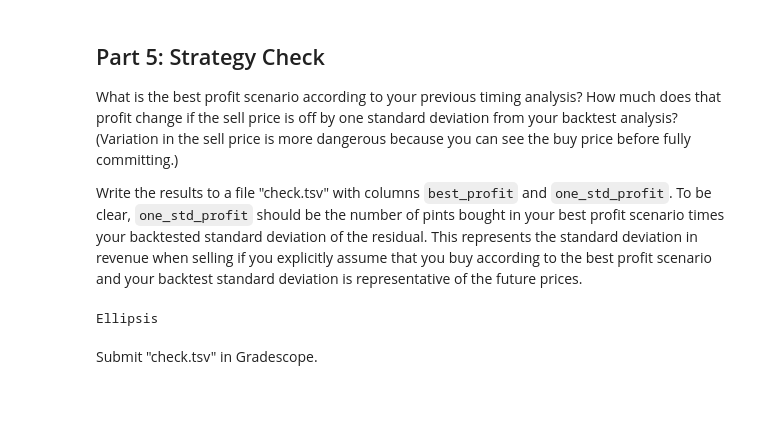
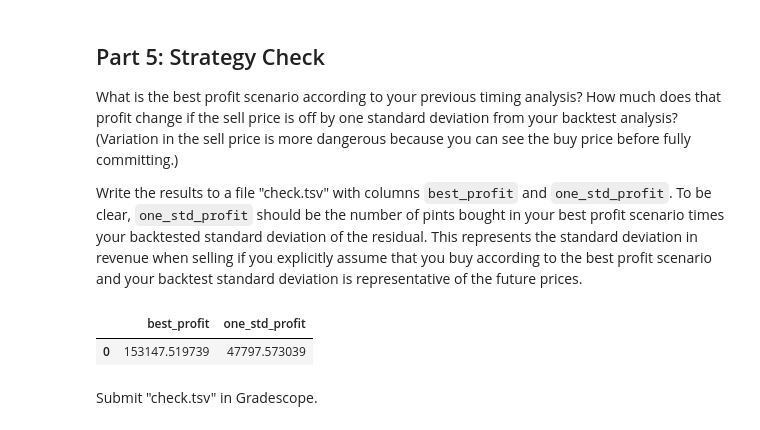
Before and after one commit to aidandig/dx704-project-02, a Jupyter notebook: dx704-project-02.ipynb, the cells around one changed output. Cells and saved outputs as stored; diff of their text form; code cells hidden in the pictures; blank space fills up the shorter version.

Commit message:
strategy check - max profit and std

```diff
--- a/dx704-project-02.ipynb
+++ b/dx704-project-02.ipynb
@@ -474,9 +474,16 @@ How much does that profit change if the sell price is off by one standard deviat
 Write the results to a file "check.tsv" with columns `best_profit` and `one_std_profit`.
 To be clear, `one_std_profit` should be the number of pints bought in your best profit scenario times your backtested standard deviation of the residual.
 This represents the standard deviation in revenue when selling if you explicitly assume that you buy according to the best profit scenario and your backtest standard deviation is representative of the future prices.
-# %%
-# YOUR CHANGES HERE
-
-...
-# %% [output]
-Ellipsis
+# %%
+best_profit = maximum_expected_profit['expected_profit'][0]
+std = errors['std'][0]
+
+check = pd.DataFrame([{
+    'best_profit': best_profit,
+    'one_std_profit': best_profit * std
+}])
+
+check
+# %% [output]
+|  | best_profit | one_std_profit |
+| 0 | 153147.519739 | 47797.573039 |
```
Also changed, not shown: parts of 1 cell of this notebook, 1 other file.
